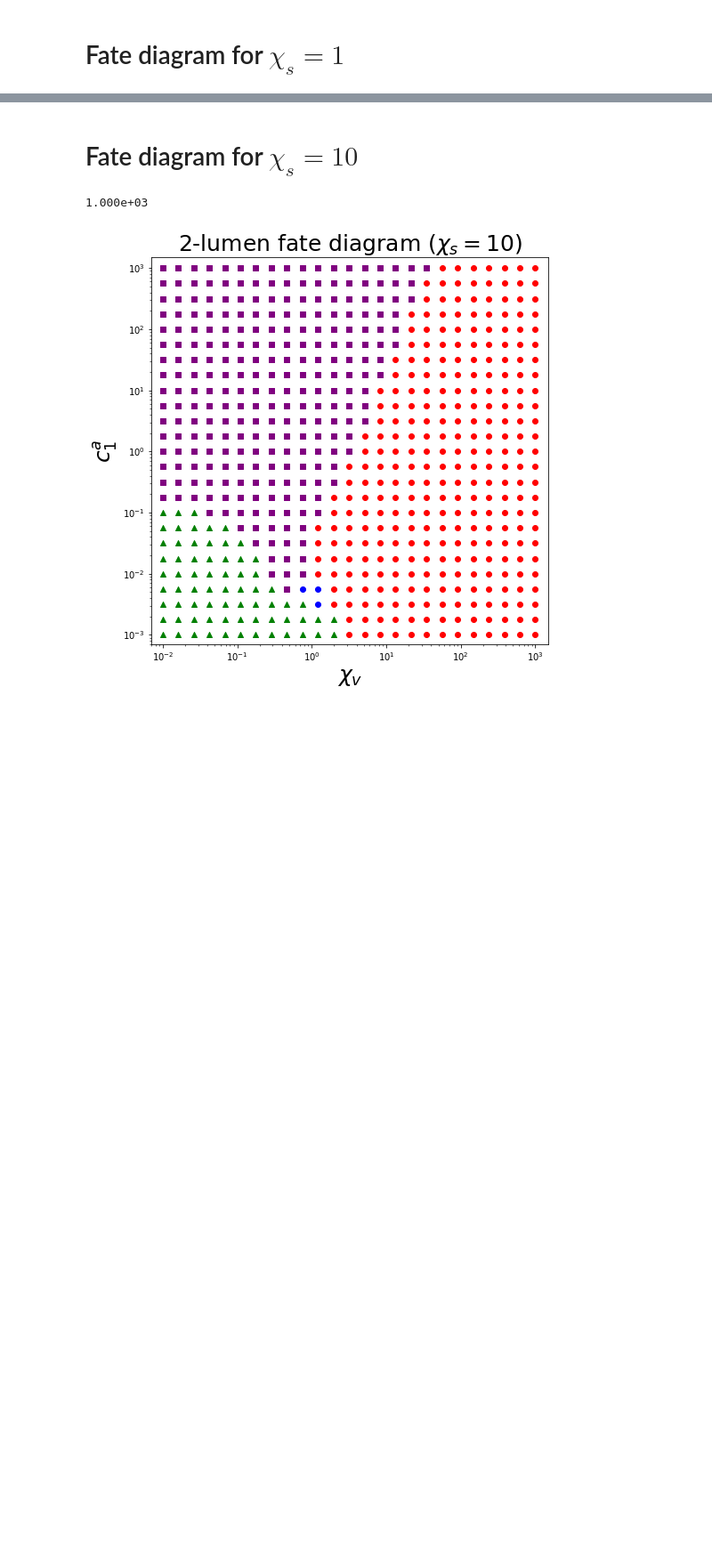
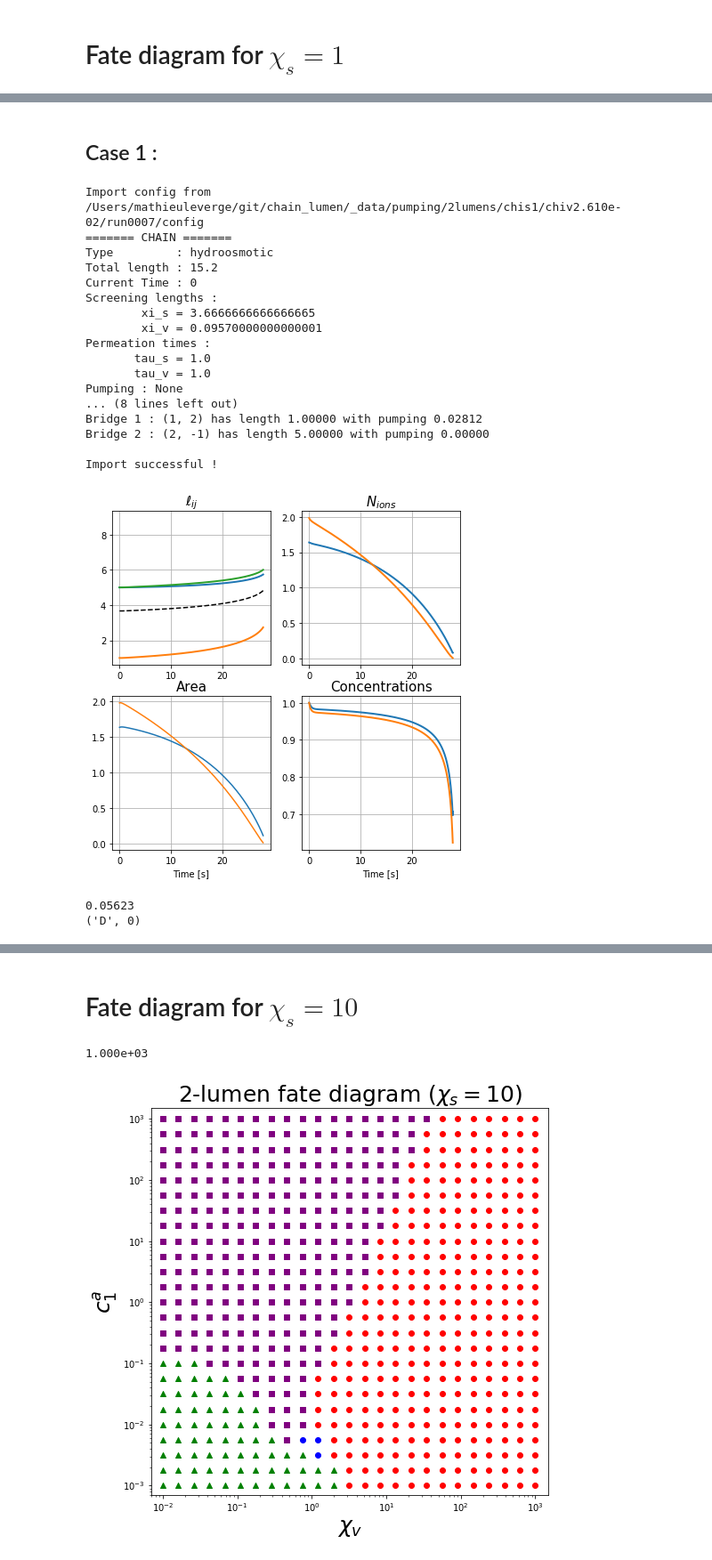
Before and after one commit to VirtualEmbryo/hydroosmotic_chain, a Jupyter notebook: _notebook/2lumens_fate.ipynb, the cells around one changed output, grey strips where cells are left out. Shown at 89% size. Saved outputs shown, nothing was run; the diff lists cells and outputs as text; code cells hidden in the pictures; blank space fills up the shorter version.

```diff
--- a/_notebook/2lumens_fate.ipynb
+++ b/_notebook/2lumens_fate.ipynb
@@ -158,0 +190,44 @@ out_chis1 = give_outputs(chis1_list, os.path.join(main_dir, 'chis1'), param='ca'
+# %% [markdown]
+## Case 1 :
+# %%
+subdir = 'chis1/chiv'+'2.610e-02'+'/run0007'
+conf, ch = chain.load_config(os.path.join(main_dir, subdir, 'config.conf'))
+print(ch)
+x = np.linspace(0., ch.total_length, 1001)
+#tools.plot_profile(x, ch)
+
+ell = tools.load_brfile(os.path.join(main_dir, subdir, 'sim_bridges.dat'))
+
+x_log = 0
+
+if ch.lumen_type == 'hydroosmotic' :
+    L, nions, pos = tools.load_file(os.path.join(main_dir, subdir, 'sim_all.dat'), hydroosmotic=True)
+    tools.plot_evolution(L, nions, ell, x_logscale=x_log, savename=join(main_dir, 'case1.eps'), savefig=True, nbins=5)
+else :
+    L, pos = tools.load_file(os.path.join(main_dir, subdir, 'sim_all.dat'), hydroosmotic=False)
+    tools.plot_evolution_hydraulic(L, ell, x_logscale=x_log)
+
+print(ch.lumens_dict[1].ca)
+print(read_eventfile(os.path.join(main_dir, subdir, 'events.log')))
+print('\n\n\n')
+# %% [output]
+Import config from /Users/mathieuleverge/git/chain_lumen/_data/pumping/2lumens/chis1/chiv2.610e-02/run0007/config
+======= CHAIN =======
+Type         : hydroosmotic
+Total length : 15.2
+Current Time : 0
+Screening lengths :
+        xi_s = 3.6666666666666665
+        xi_v = 0.09570000000000001
+Permeation times :
+       tau_s = 1.0
+       tau_v = 1.0
+Pumping : None
+... (8 lines left out)
+Bridge 1 : (1, 2) has length 1.00000 with pumping 0.02812
+Bridge 2 : (2, -1) has length 5.00000 with pumping 0.00000
+
+Import successful !
+[figure, added]
+0.05623
+('D', 0)
```
Also changed, not shown: parts of 20 cells of this notebook, 7 other files.
